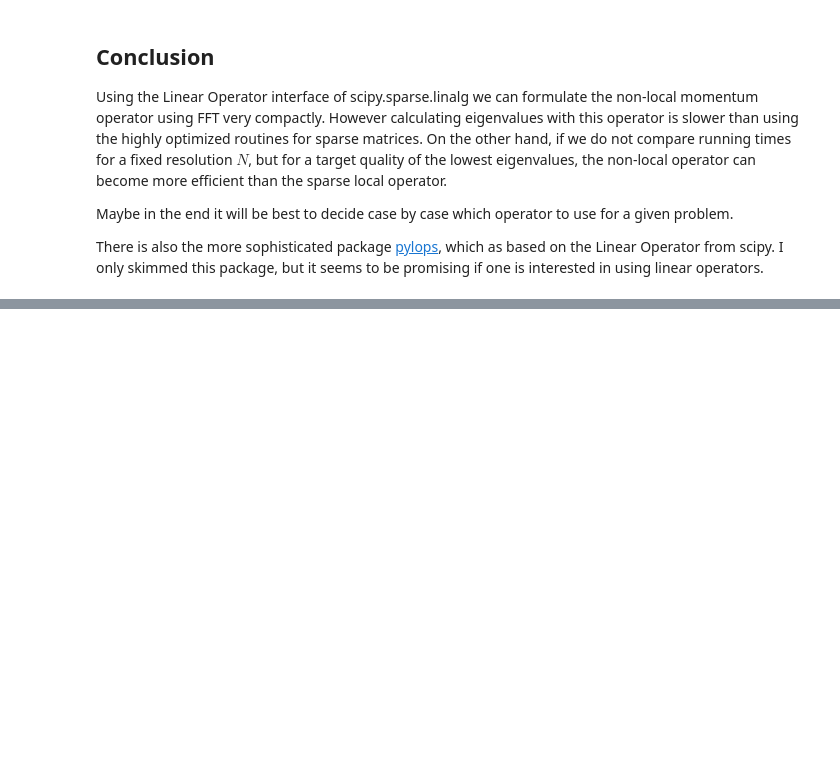
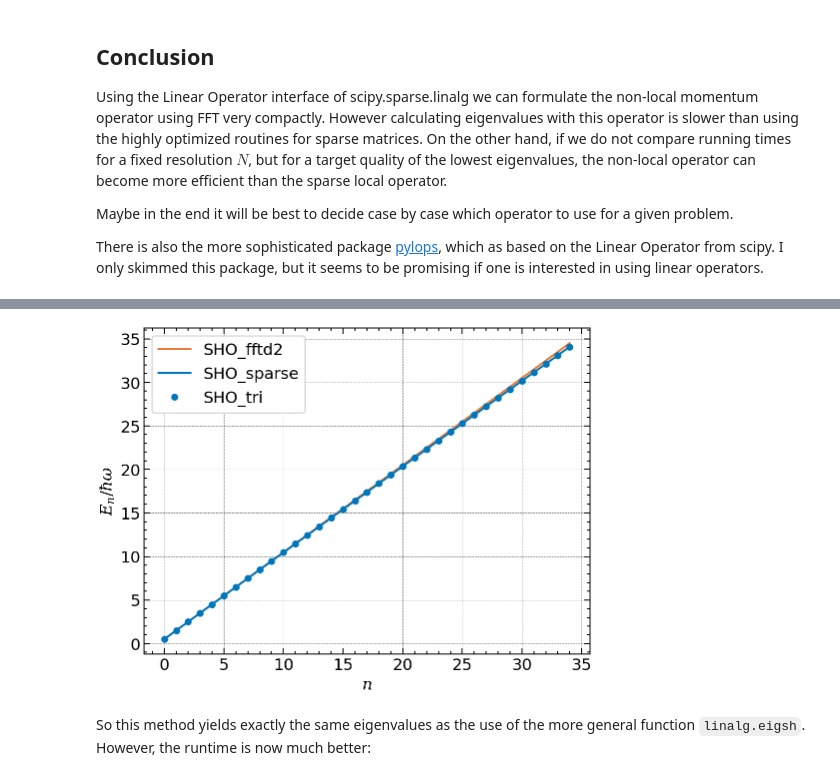
Before and after one commit to znswanderer/znswanderer.github.io, a Jupyter notebook: _jupyter/2021-08-22-Efficiancy.ipynb, the cells around one changed output, grey strips where cells are left out. Drawn from its saved outputs; the diff is of its cells as text; code cells hidden in the pictures; blank space fills up the shorter version.

```diff
--- a/_jupyter/2021-08-22-Efficiancy.ipynb
+++ b/_jupyter/2021-08-22-Efficiancy.ipynb
@@ -484,0 +494,20 @@ one is interested in using linear operators.
+# %%
+omega = 500
+diag = 0.5 * qm2.mass * omega**2 * (qm2.x - 0.5)**2 + qm2.hbar**2 / (qm2.mass * qm2.dx**2)
+off_diag = - qm2.hbar**2 /(2 * qm2.mass * qm2.dx**2) * np.ones(len(qm2.x) - 1)
+# %%
+from scipy.linalg import eigh_tridiagonal
+eigvals_tri, eigvecs_tri = eigh_tridiagonal(diag, off_diag, select='i', select_range=(0, 34))
+# %%
+plt.figure(figsize=(8,6))
+plt.plot(sorted(eigs_fftd2/SHO_fftd2.hbar_omega), label='SHO_fftd2')
+plt.plot(sorted(eigs_sparse/SHO_sparse.hbar_omega), label='SHO_sparse')
+plt.plot(eigvals_tri/(qm2.mass * omega), 'o', color='#0077BB', label='SHO_tri')
+plt.ylabel(r'$E_n/\hbar \omega$')
+plt.xlabel(r'$n$')
+plt.legend();
+# %% [output]
+[figure, added]
+# %% [markdown]
+So this method yields exactly the same eigenvalues as the use of the more general
+function `linalg.eigsh`. However, the runtime is now much better:
```
Also changed, not shown: parts of 9 cells of this notebook, 3 other files.
